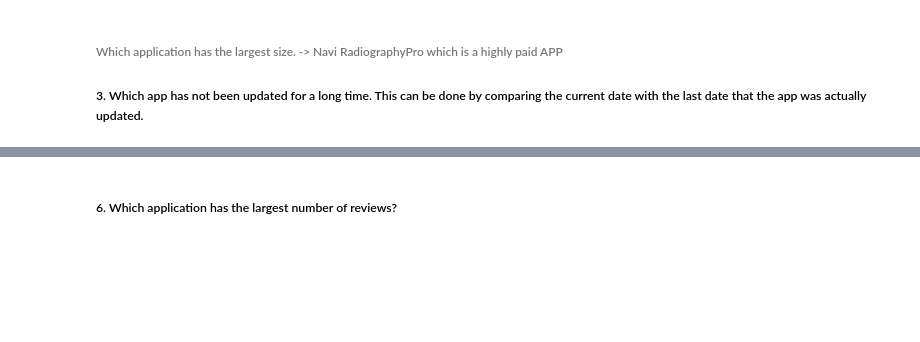
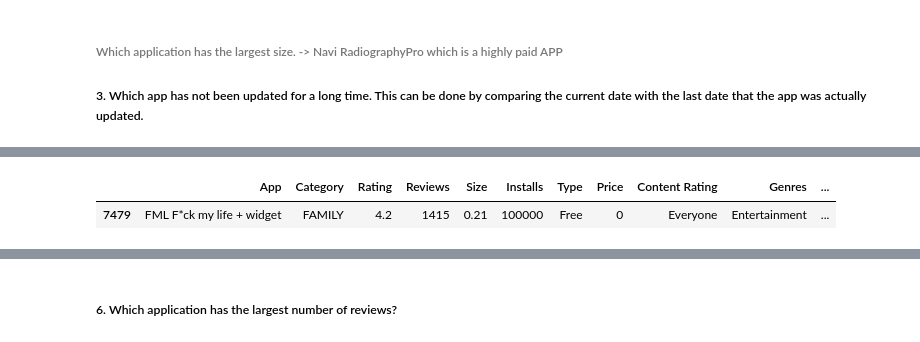
Before and after one commit to mishra-atul5001/Data-Science-Medium-Content, a Jupyter notebook: Play Store DataSet/Play Store Inspection.ipynb, the cells around one changed output, grey strips where cells are left out. Drawn from its saved outputs; the diff is of its cells as text; code cells hidden in the pictures; blank space fills up the shorter version.

```diff
--- a/Play Store DataSet/Play Store Inspection.ipynb
+++ b/Play Store DataSet/Play Store Inspection.ipynb
@@ -508,3 +508,9 @@ copy_summary_data.groupby('Size').get_group(100).sort_values(by = 'Rating',ascen
 ###### Which application has the largest size. -> Navi RadiographyPro which is a highly paid APP
 
 ##### 3. Which app has not been updated for a long time. This can be done by comparing the current date with the last date that the app was actually updated.
+# %%
+import datetime
+#copy_summary_data['Last Updated'] = pd.to_datetime(copy_summary_data['Last Updated'],coerce=True)
+copy_summary_data['Date Diff'] = pd.to_datetime(copy_summary_data['Last Updated']) - pd.Timestamp.now().normalize()
+copy_summary_data['Date Diff'] = copy_summary_data['Date Diff']*-1
+copy_summary_data.info()
@@ -510,0 +547,5 @@ copy_summary_data.groupby('Size').get_group(100).sort_values(by = 'Rating',ascen
+# %%
+copy_summary_data[copy_summary_data['Date Diff'] == max(copy_summary_data['Date Diff'])]
+# %% [output]
+|  | App | Category | Rating | Reviews | Size | Installs | Type | Price | Content Rating | Genres | ... |
+| 7479 | FML F*ck my life + widget | FAMILY | 4.2 | 1415 | 0.21 | 100000 | Free | 0 | Everyone | Entertainment | ... |
```
Also changed, not shown: parts of 9 cells of this notebook.
